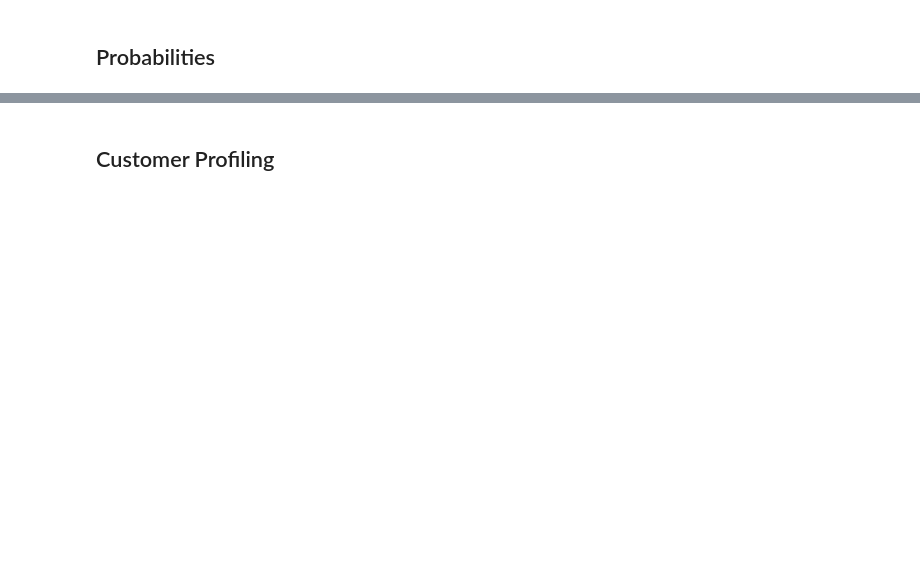
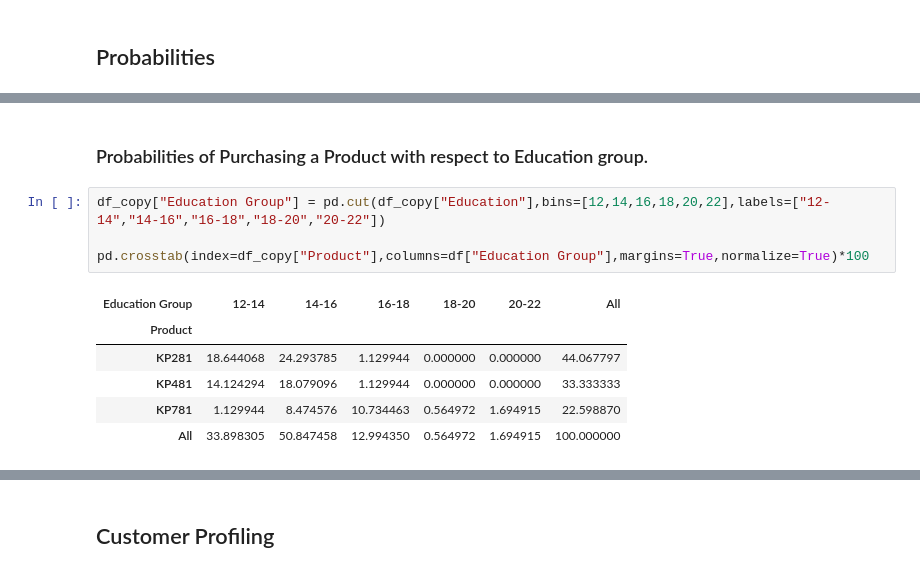
Before and after one commit to 2k4sm/aerofitAnalysis, a Jupyter notebook: aerofit_analysis.ipynb, the cells around one changed output, grey strips where cells are left out. Saved outputs shown, nothing was run; the diff lists cells and outputs as text; blank space fills up the shorter version.

```diff
--- a/aerofit_analysis.ipynb
+++ b/aerofit_analysis.ipynb
@@ -653,0 +683,13 @@ sns.pairplot(df,hue="Product",palette="husl")
+# %% [markdown]
+### Probabilities of Purchasing a Product with respect to Education group.
+# %%
+df_copy["Education Group"] = pd.cut(df_copy["Education"],bins=[12,14,16,18,20,22],labels=["12-14","14-16","16-18","18-20","20-22"])
+
+pd.crosstab(index=df_copy["Product"],columns=df["Education Group"],margins=True,normalize=True)*100
+# %% [output]
+| Education Group | 12-14 | 14-16 | 16-18 | 18-20 | 20-22 | All |
+| Product |  |  |  |  |  |  |
+| KP281 | 18.644068 | 24.293785 | 1.129944 | 0.000000 | 0.000000 | 44.067797 |
+| KP481 | 14.124294 | 18.079096 | 1.129944 | 0.000000 | 0.000000 | 33.333333 |
+| KP781 | 1.129944 | 8.474576 | 10.734463 | 0.564972 | 1.694915 | 22.598870 |
+| All | 33.898305 | 50.847458 | 12.994350 | 0.564972 | 1.694915 | 100.000000 |
```
Also changed, not shown: parts of 23 cells of this notebook.
